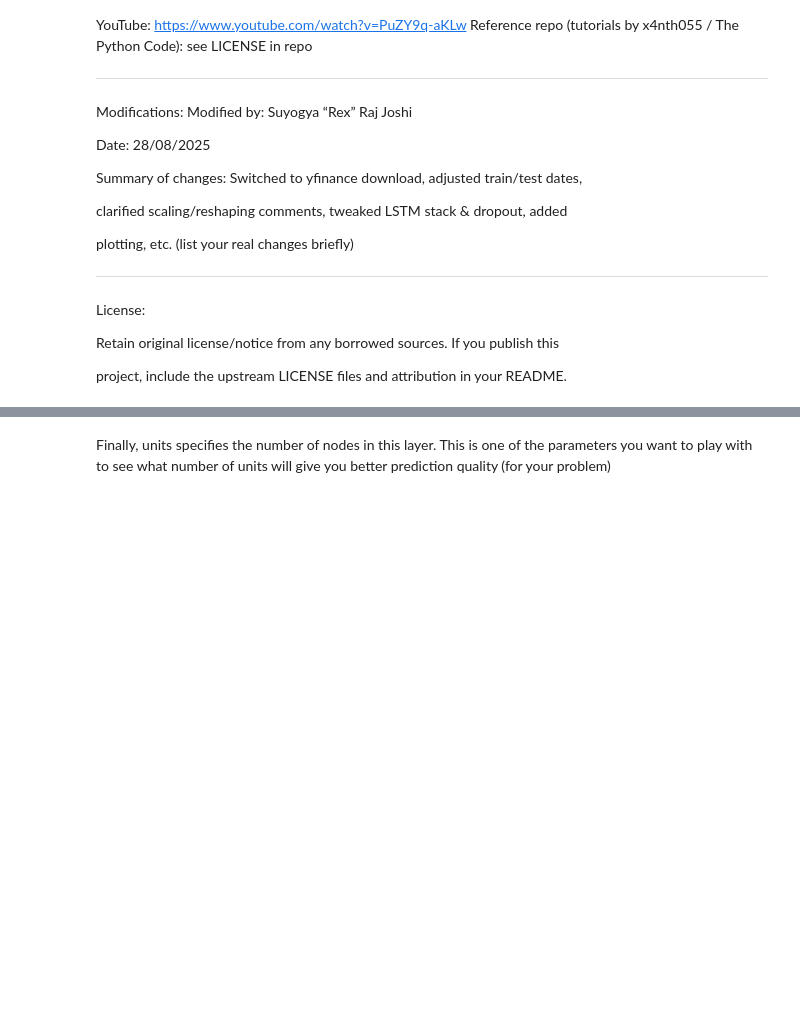
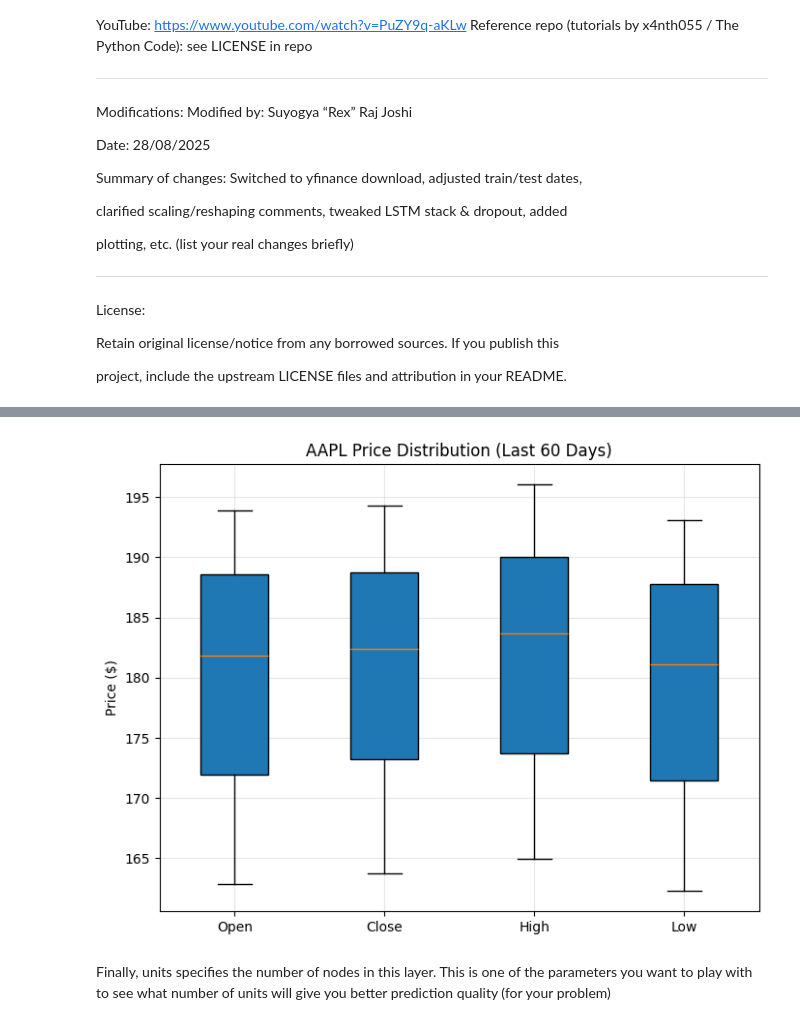
Before and after one commit to Suyogya-Joshi/COS_30018_105098233_Optioin_3, a Jupyter notebook: python-ml/src/stock_prediction.ipynb, the cells around one changed output, grey strips where cells are left out. Drawn from its saved outputs; the diff is of its cells as text; code cells hidden in the pictures; blank space fills up the shorter version.

```diff
--- a/python-ml/src/stock_prediction.ipynb
+++ b/python-ml/src/stock_prediction.ipynb
@@ -75,6 +75,14 @@ def load_data(COMPANY: str, TRAIN_START: str, TRAIN_END: str, test_size: float =
     print("Final output without the NaN")
     print(data.isna().sum())  # Checking the NaN after removing it
 
+    data = data.rename(columns={
+    "Open_AAPL": "Open",
+    "High_AAPL": "High",
+    "Low_AAPL": "Low",
+    "Close_AAPL": "Close",
+    "Volume_AAPL": "Volume",
+})
+
     # Ensure columns are numeric before calculation
     for col in ["Open", "High", "Low", "Close"]:
         data[col] = pd.to_numeric(data[col], errors='coerce')
@@ -127,3 +135,10 @@ Dataset shape: (901, 6)
 Train shape: (720, 1)
 Test shape: (181, 1)
 Using PRICE_VALUE: OHLC_Avg
+# %%
+apple_data = pd.read_csv("data/AAPL_2020-01-01_2023-08-01.csv", header=[0,1], index_col=0, parse_dates=True)
+apple_data = apple_data.reset_index()
+# Flatten  column names into single strings like 'Close_AAPL'
+apple_data.columns = ['_'.join(col).strip() if isinstance(col, tuple) else col for col in apple_data.columns.values]
+# Preview first 5 rows
+apple_data.head()
@@ -130,3 +199,28 @@ Using PRICE_VALUE: OHLC_Avg
+# %%
+
+def plot_boxplot(df, n=60, ticker="AAPL"):
+    # last n rows
+    data = df.tail(n).copy()
+
+    # extracting relevant columns
+    prices = data[["Open_AAPL", "Close_AAPL", "High_AAPL", "Low_AAPL"]]
+
+    plt.figure(figsize=(8,6))
+    plt.boxplot([prices["Open_AAPL"],
+                 prices["Close_AAPL"],
+                 prices["High_AAPL"],
+                 prices["Low_AAPL"]],
+                labels=["Open", "Close", "High", "Low"],
+                patch_artist=True)
+
+    plt.title(f"{ticker} Price Distribution (Last {n} Days)")
+    plt.ylabel("Price ($)")
+    plt.grid(alpha=0.3)
+    plt.show()
+# %%
+plot_boxplot(apple_data, n=60, ticker="AAPL")
+# %% [output]
+[figure, added]
 # %%
 # Number of days to look back to base the prediction
 PREDICTION_DAYS = 30 # Original
```
Also changed, not shown: parts of 4 cells of this notebook.
